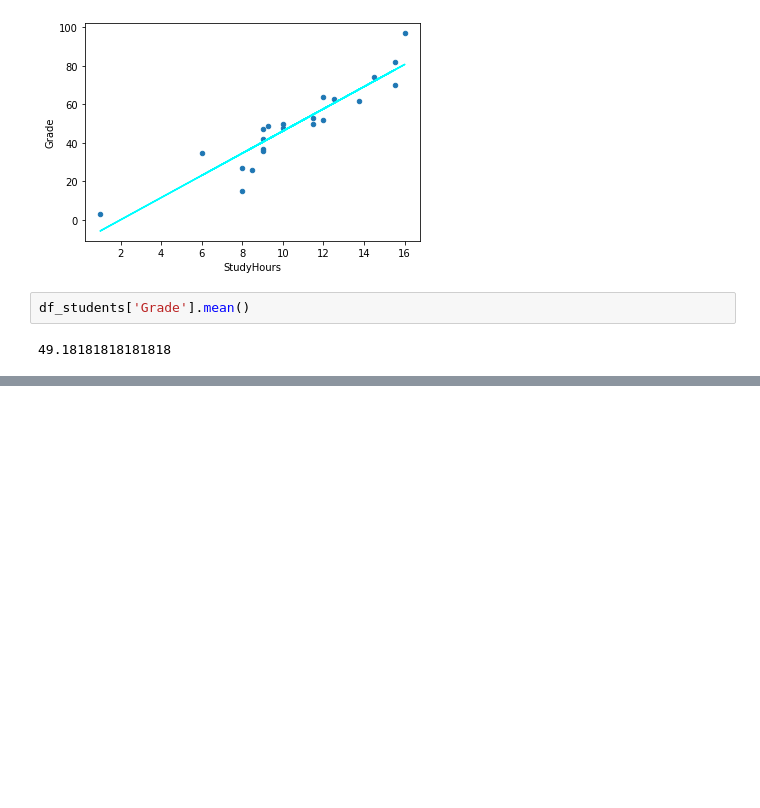
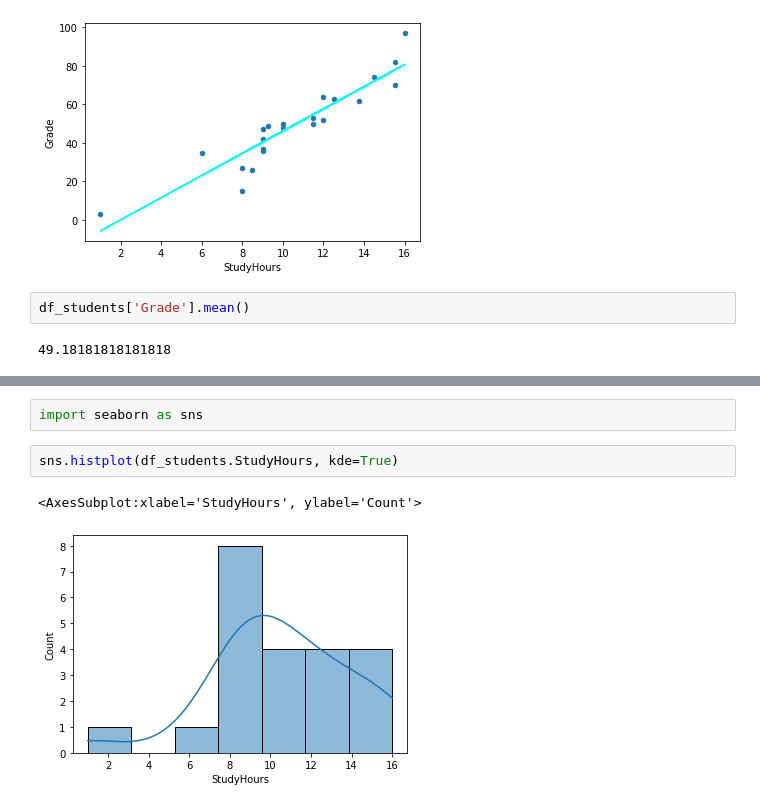
Before and after one commit to Prosserc/python_notebooks, a Jupyter notebook: learning/mpn_data_science/1_01_vis.ipynb, the cells around one changed output, grey strips where cells are left out. Drawn from its saved outputs; the diff is of its cells as text; blank space fills up the shorter version.

```diff
--- a/learning/mpn_data_science/1_01_vis.ipynb
+++ b/learning/mpn_data_science/1_01_vis.ipynb
@@ -165,0 +164,7 @@ df_students['Grade'].mean()
+# %%
+import seaborn as sns
+# %%
+sns.histplot(df_students.StudyHours, kde=True)
+# %% [output]
+<AxesSubplot:xlabel='StudyHours', ylabel='Count'>
+[figure, added]
```
Also changed, not shown: parts of 6 cells of this notebook, 10 other files.
